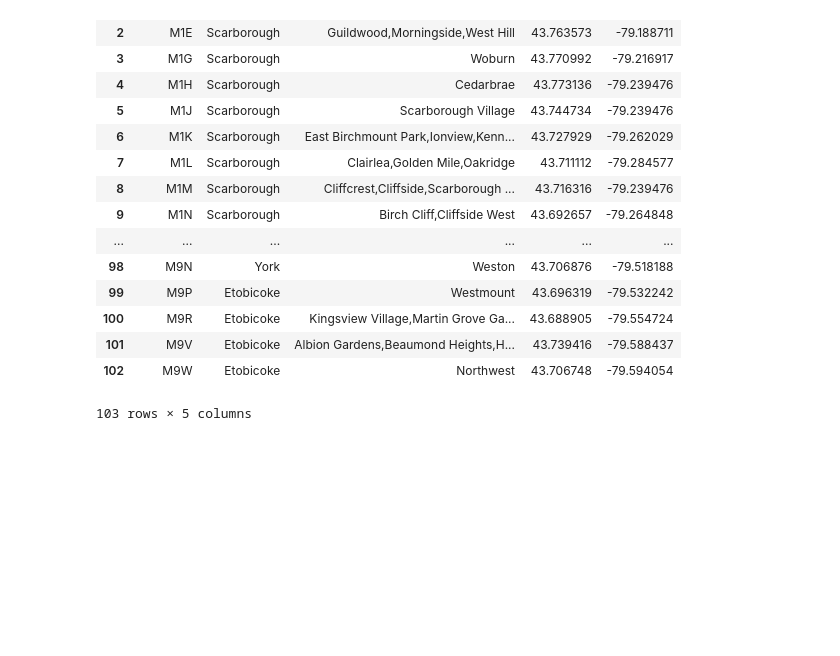
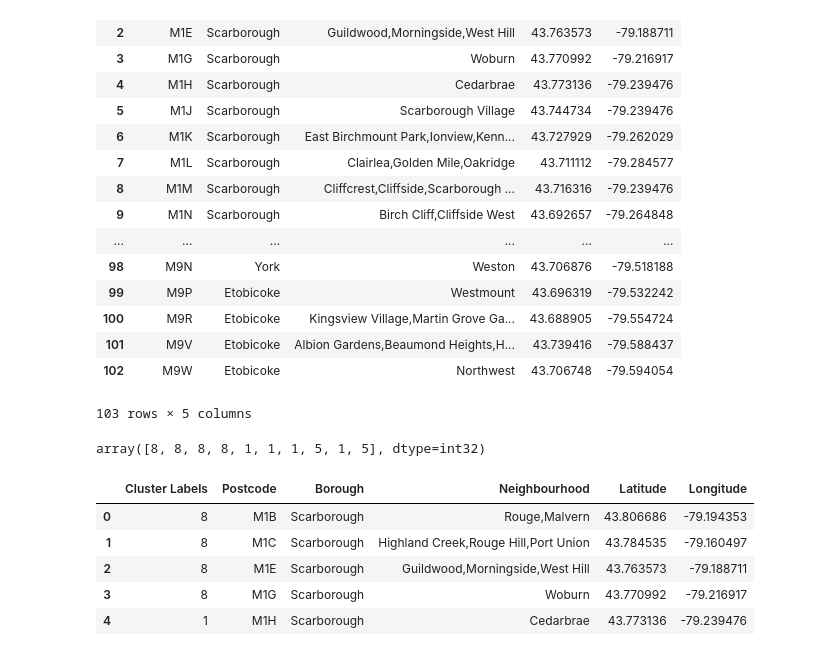
Before and after one commit to MatheusScarponi/Coursera_Capstone, a Jupyter notebook: Segmenting and Clustering Neighborhoods.ipynb, the cells around one changed output. Saved outputs shown, nothing was run; the diff lists cells and outputs as text; code cells hidden in the pictures; blank space fills up the shorter version.

```diff
--- a/Segmenting and Clustering Neighborhoods.ipynb
+++ b/Segmenting and Clustering Neighborhoods.ipynb
@@ -110,3 +133,24 @@ dataframe
 | 101 | M9V | Etobicoke | Albion Gardens,Beaumond Heights,H... | 43.739416 | -79.588437 |
 | 102 | M9W | Etobicoke | Northwest | 43.706748 | -79.594054 |
 103 rows × 5 columns
+# %%
+#clustering
+from sklearn.cluster import KMeans
+
+#considering the postal codes go from M1 to M9, the number of clusters is assumed to be 9
+cluster_data=dataframe.drop(['Postcode','Borough','Neighbourhood'], axis=1)
+kmeans = KMeans(n_clusters=9, random_state=0).fit(cluster_data)
+kmeans.labels_[0:10]
+# %% [output]
+array([8, 8, 8, 8, 1, 1, 1, 5, 1, 5], dtype=int32)
+# %%
+#adding the clustering information to the dataframe
+dataframe.insert(0, 'Cluster Labels', kmeans.labels_)
+dataframe.head()
+# %% [output]
+|  | Cluster Labels | Postcode | Borough | Neighbourhood | Latitude | Longitude |
+| 0 | 8 | M1B | Scarborough | Rouge,Malvern | 43.806686 | -79.194353 |
+| 1 | 8 | M1C | Scarborough | Highland Creek,Rouge Hill,Port Union | 43.784535 | -79.160497 |
+| 2 | 8 | M1E | Scarborough | Guildwood,Morningside,West Hill | 43.763573 | -79.188711 |
+| 3 | 8 | M1G | Scarborough | Woburn | 43.770992 | -79.216917 |
+| 4 | 1 | M1H | Scarborough | Cedarbrae | 43.773136 | -79.239476 |
```
Also changed, not shown: parts of 3 cells of this notebook.
